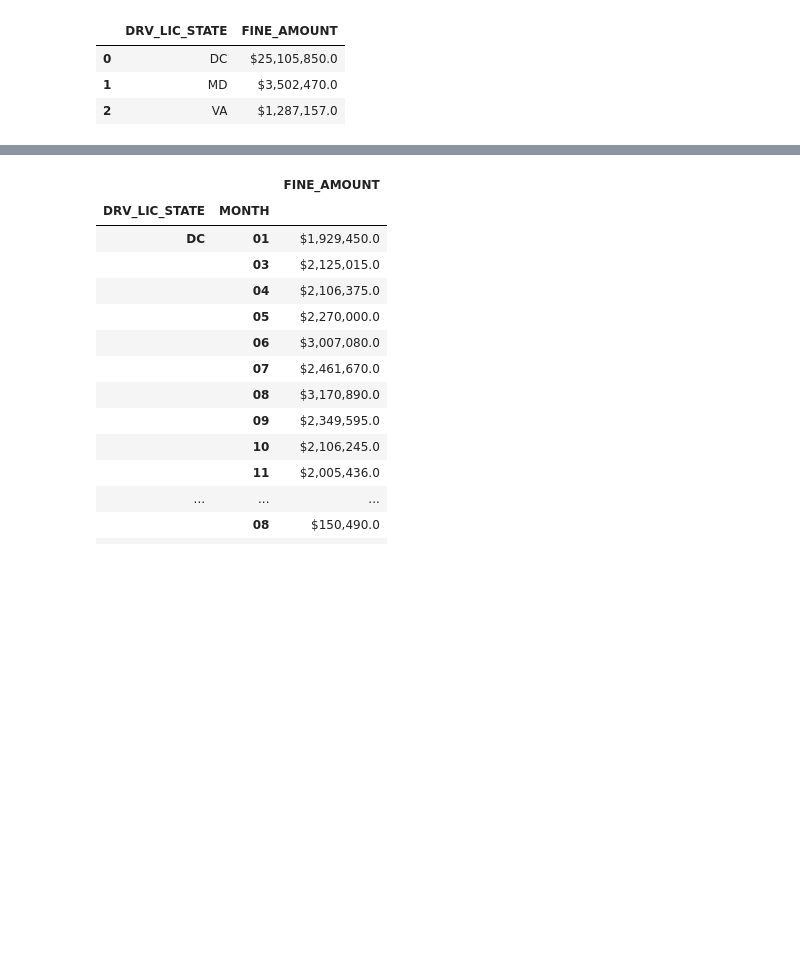
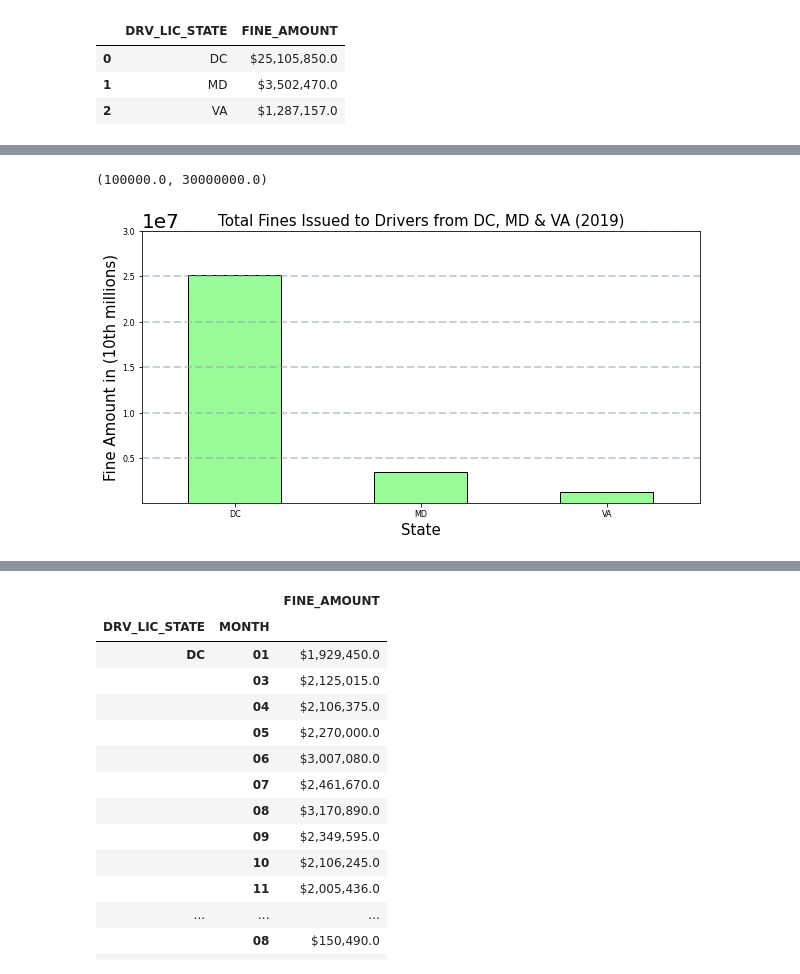
Before and after one commit to Renier83/API-challenge1, a Jupyter notebook: Project/Final.ipynb, the cells around one changed output, grey strips where cells are left out. Saved outputs shown, nothing was run; the diff lists cells and outputs as text; code cells hidden in the pictures; blank space fills up the shorter version.

```diff
--- a/Project/Final.ipynb
+++ b/Project/Final.ipynb
@@ -138 +143,15 @@ Text(0.0, 1.0, 'Total Fines Issued to Drivers from DC, MD & VA (2019)')
+# %%
+# creating a bar chart with the data about fine amount to show $ value
+fine = [25105850.0, 3502470.0, 1287157.0]
+state= ["DC", "MD", "VA"]
+df =pd.DataFrame({'state': state, 'fine': fine})
+df.plot.bar(x= 'state', y = 'fine', rot=0, legend=False, color = 'palegreen', edgecolor = 'black', figsize=(10,5), fontsize= 8)
+plt.ylabel('Fine Amount in (10th millions)', fontsize=15)
+plt.xlabel('State', fontsize= 15)
+plt.grid(color='#95a5a6', linestyle='--', linewidth=2, axis='y', alpha=0.5)
+plt.title('Total Fines Issued to Drivers from DC, MD & VA (2019)', fontsize=15,loc='center')
+plt.ylim((100000,30000000))
+# %% [output]
+(100000.0, 30000000.0)
+[figure, added]
 # %%
```
Also changed, not shown: parts of 21 cells of this notebook, 9 other files.
